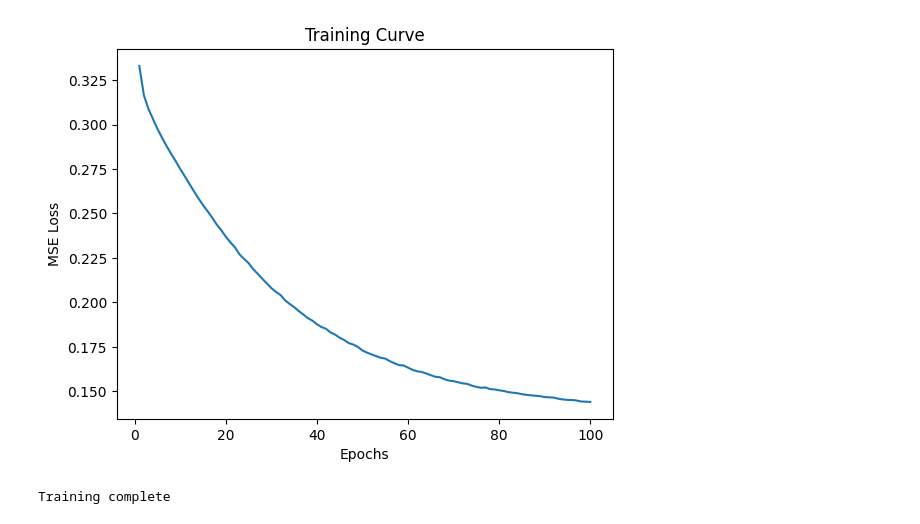
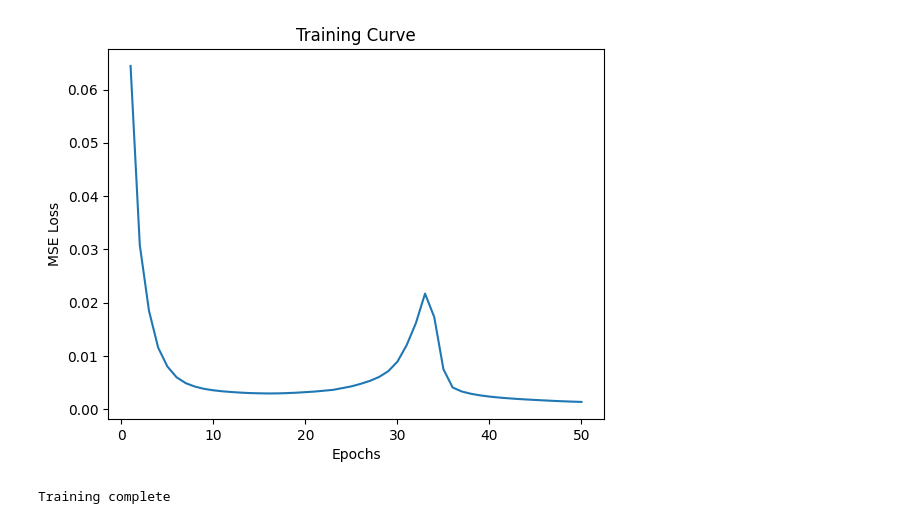
Before and after one commit to nickirk/tc-nqs-preview, a Jupyter notebook: MLP.ipynb, the cells around one changed output. Saved outputs shown, nothing was run; the diff lists cells and outputs as text; code cells hidden in the pictures.

```diff
--- a/MLP.ipynb
+++ b/MLP.ipynb
@@ -98,17 +172,17 @@ def generate_data(rng, num_samples, input_size):
 # %%
 # Main function
 def main():
-    rng = random.PRNGKey(0)
-    input_size = 10  # Example input size
-    num_samples = 1000  # Number of training samples
+    rng = random.PRNGKey(7)
 
-    x_train, y_train = generate_data(rng, num_samples, input_size)
+    x_train, y_train = generate_ci_data(num_orbitals,num_alpha_electrons,num_beta_electrons,civ)
+    input_size = 2*num_orbitals # Example input size
+    num_samples = len(y_train) # Number of training samples
 
     model, variables = create_model(rng, (input_size,))
     state = create_train_state(rng, model, variables)
 
     # Training loop
-    num_epochs = 100
+    num_epochs = 50
     batch_size = 32
     train_losses = []
 
@@ -155,2 +229,2 @@ Epoch 100, Loss: 0.14404207468032837
-[figure, old version]
+[figure, new version]
 Training complete
```
Also changed, not shown: parts of 4 cells of this notebook, 2 other files.
